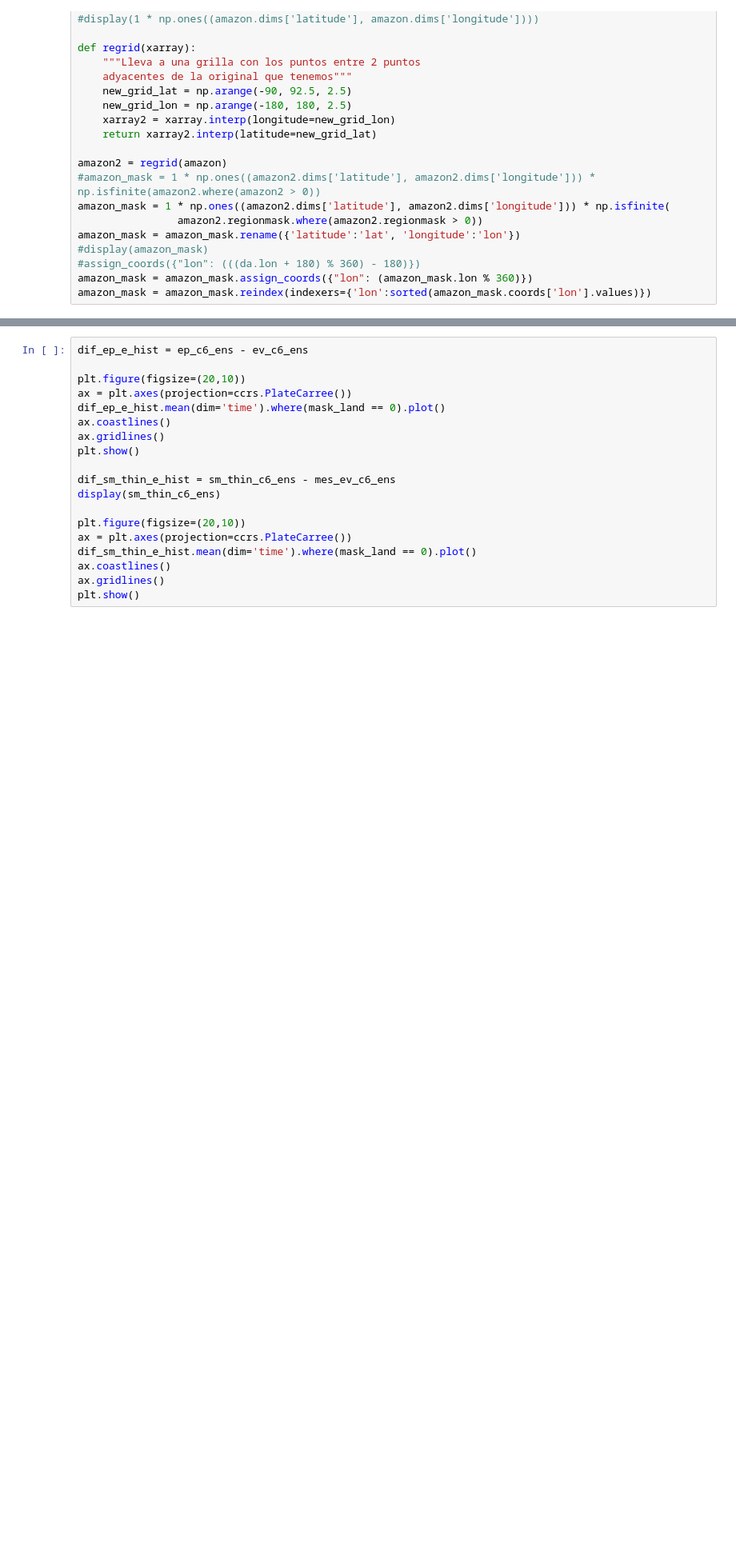
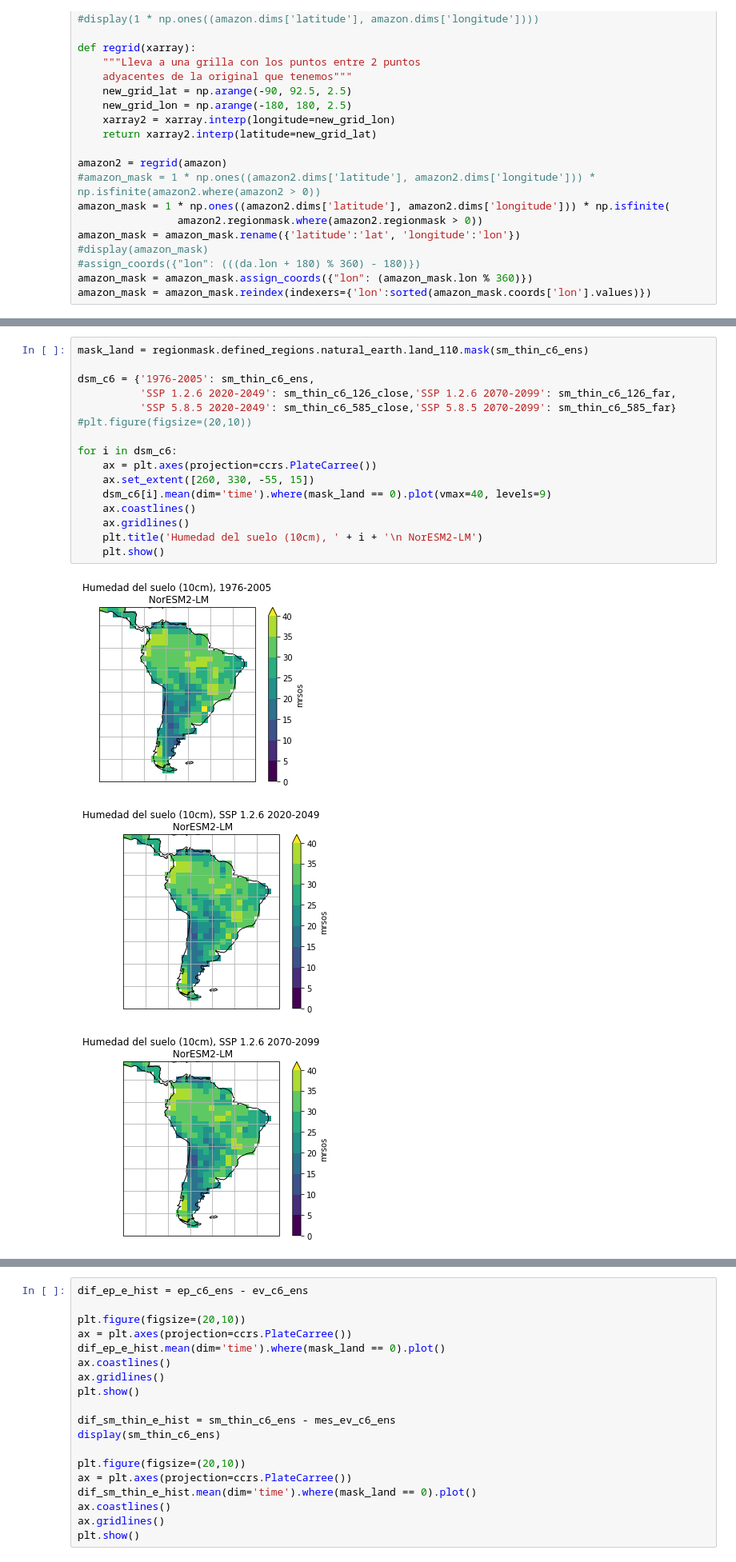
Before and after one commit to blychs/climatologia_fisica, a Jupyter notebook: practica_especial.ipynb, the cells around one changed output, grey strips where cells are left out. Shown at 80% size. Saved outputs shown, nothing was run; the diff lists cells and outputs as text; blank space fills up the shorter version.

```diff
--- a/practica_especial.ipynb
+++ b/practica_especial.ipynb
@@ -319,0 +310,20 @@ plt.show()
+# %%
+mask_land = regionmask.defined_regions.natural_earth.land_110.mask(sm_thin_c6_ens)
+
+dsm_c6 = {'1976-2005': sm_thin_c6_ens,
+          'SSP 1.2.6 2020-2049': sm_thin_c6_126_close,'SSP 1.2.6 2070-2099': sm_thin_c6_126_far,
+          'SSP 5.8.5 2020-2049': sm_thin_c6_585_close,'SSP 5.8.5 2070-2099': sm_thin_c6_585_far}
+#plt.figure(figsize=(20,10))
+
+for i in dsm_c6:
+    ax = plt.axes(projection=ccrs.PlateCarree())
+    ax.set_extent([260, 330, -55, 15])
+    dsm_c6[i].mean(dim='time').where(mask_land == 0).plot(vmax=40, levels=9)
+    ax.coastlines()
+    ax.gridlines()
+    plt.title('Humedad del suelo (10cm), ' + i + '\n NorESM2-LM')
+    plt.show()
+# %% [output]
+[figure, added]
+[figure, added]
+[figure, added]
```
Also changed, not shown: parts of 10 cells of this notebook.
